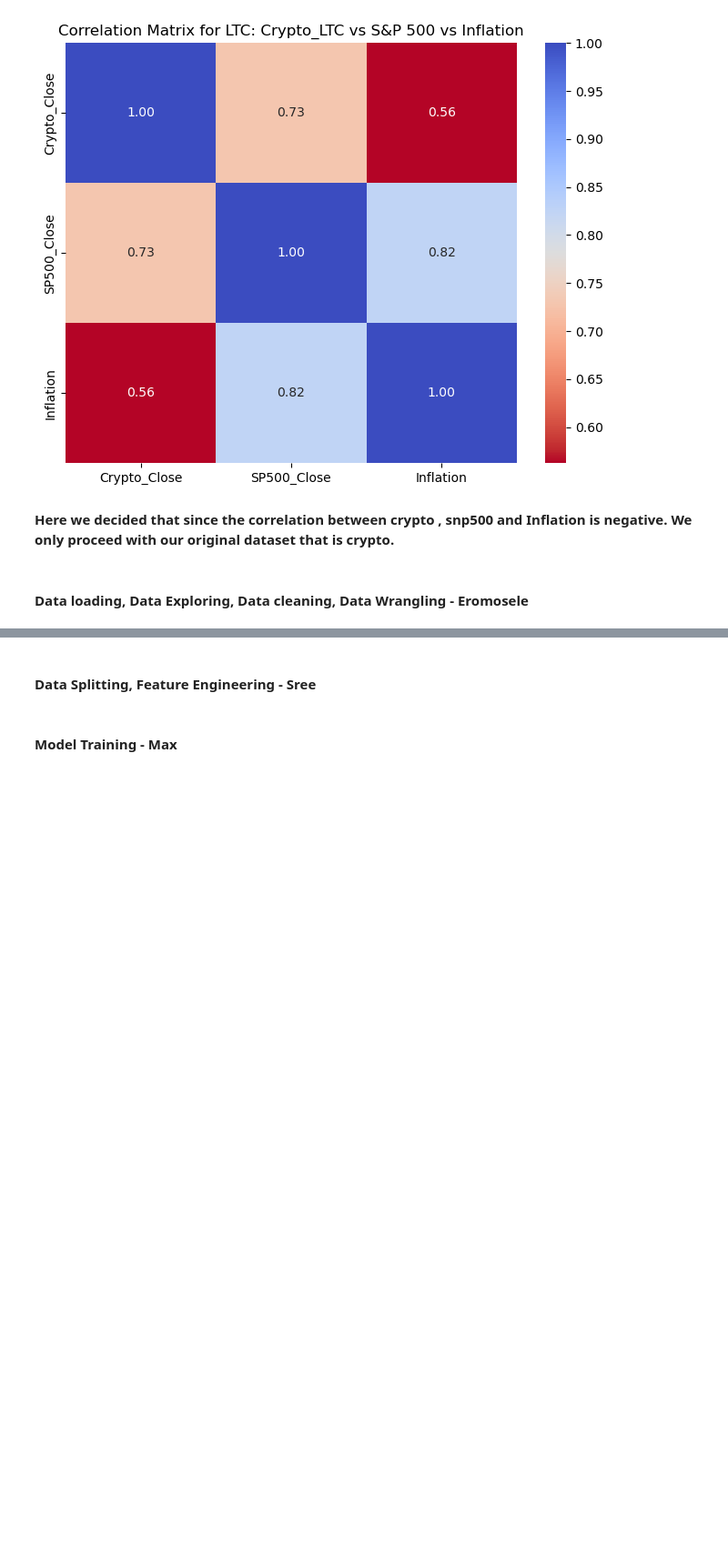
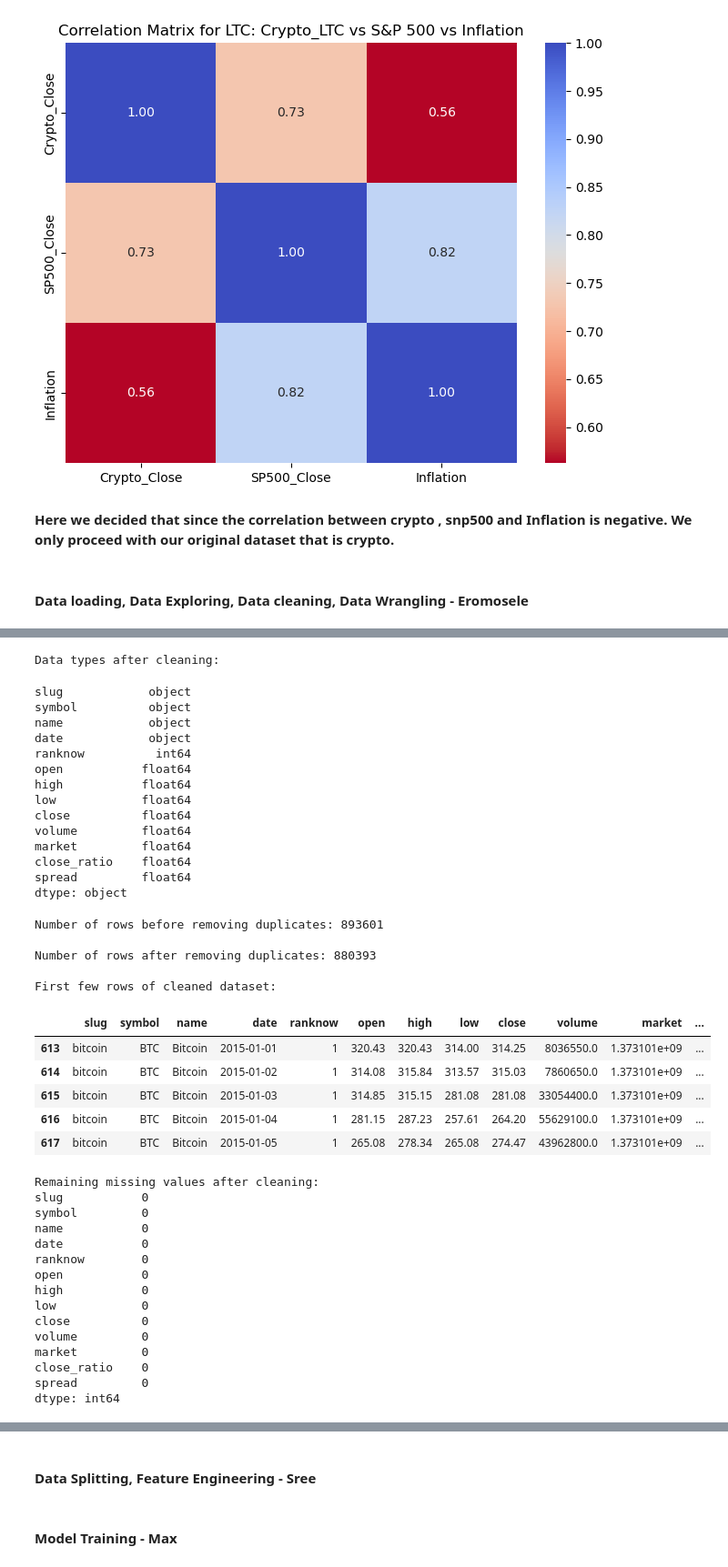
Before and after one commit to Sree-Praveen/Every-Cryptocurrency-Daily-Market-Price, a Jupyter notebook: main.ipynb, the cells around one changed output, grey strips where cells are left out. Shown: that part at 91% size. Saved outputs shown, nothing was run; the diff lists cells and outputs as text; code cells hidden in the pictures; blank space fills up the shorter version.

```diff
--- a/main.ipynb
+++ b/main.ipynb
@@ -499,0 +650,70 @@ Inflation         0.562519     0.824967   1.000000
+# %%
+# Create an explicit copy of the filtered DataFrame to avoid SettingWithCopyWarning
+df_filtered = df_crypto[(df_crypto['date'] >= '2015-01-01') & (df_crypto['date'] <= '2018-12-31')].copy()
+
+# Winsorize numerical features (clip values between 1st and 99th percentiles)
+numerical_cols = ['open', 'high', 'low', 'close', 'volume', 'market']
+for col in numerical_cols:
+    if col in df_filtered.columns:
+        lower_bound = np.percentile(df_filtered[col], 1)
+        upper_bound = np.percentile(df_filtered[col], 99)
+        df_filtered.loc[:, col] = np.clip(df_filtered[col], lower_bound, upper_bound)
+
+# Check for inconsistencies in data types
+print("Data types after cleaning:")
+display(df_filtered.dtypes)
+
+# Check for and handle duplicate rows
+print("\nNumber of rows before removing duplicates:", len(df_filtered))
+df_filtered = df_filtered.drop_duplicates(subset=['date', 'symbol'])
+print("\nNumber of rows after removing duplicates:", len(df_filtered))
+
+# Display the first few rows of the cleaned dataset
+print("\nFirst few rows of cleaned dataset:")
+display(df_filtered.head())
+
+# Check for any remaining missing values
+print("\nRemaining missing values after cleaning:")
+print(df_filtered.isnull().sum())
+# %% [output]
+Data types after cleaning:
+slug            object
+symbol          object
+name            object
+date            object
+ranknow          int64
+open           float64
+high           float64
+low            float64
+close          float64
+volume         float64
+market         float64
+close_ratio    float64
+spread         float64
+dtype: object
+Number of rows before removing duplicates: 893601
+
+Number of rows after removing duplicates: 880393
+
+First few rows of cleaned dataset:
+|  | slug | symbol | name | date | ranknow | open | high | low | close | volume | market | ... |
+| 613 | bitcoin | BTC | Bitcoin | 2015-01-01 | 1 | 320.43 | 320.43 | 314.00 | 314.25 | 8036550.0 | 1.373101e+09 | ... |
+| 614 | bitcoin | BTC | Bitcoin | 2015-01-02 | 1 | 314.08 | 315.84 | 313.57 | 315.03 | 7860650.0 | 1.373101e+09 | ... |
+| 615 | bitcoin | BTC | Bitcoin | 2015-01-03 | 1 | 314.85 | 315.15 | 281.08 | 281.08 | 33054400.0 | 1.373101e+09 | ... |
+| 616 | bitcoin | BTC | Bitcoin | 2015-01-04 | 1 | 281.15 | 287.23 | 257.61 | 264.20 | 55629100.0 | 1.373101e+09 | ... |
+| 617 | bitcoin | BTC | Bitcoin | 2015-01-05 | 1 | 265.08 | 278.34 | 265.08 | 274.47 | 43962800.0 | 1.373101e+09 | ... |
+Remaining missing values after cleaning:
+slug           0
+symbol         0
+name           0
+date           0
+ranknow        0
+open           0
+high           0
+low            0
+close          0
+volume         0
+market         0
+close_ratio    0
+spread         0
+dtype: int64
```
Also changed, not shown: parts of 3 cells of this notebook.
